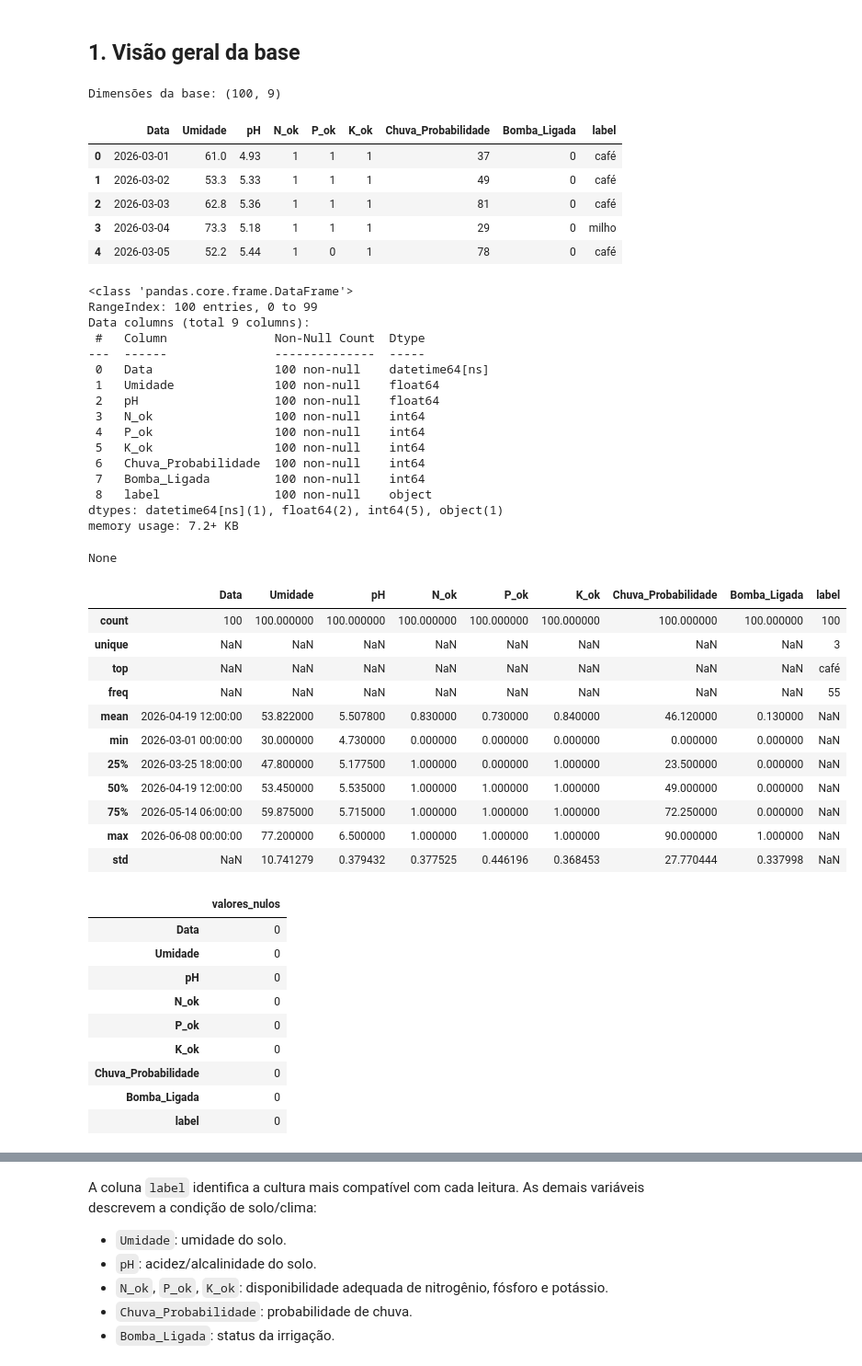
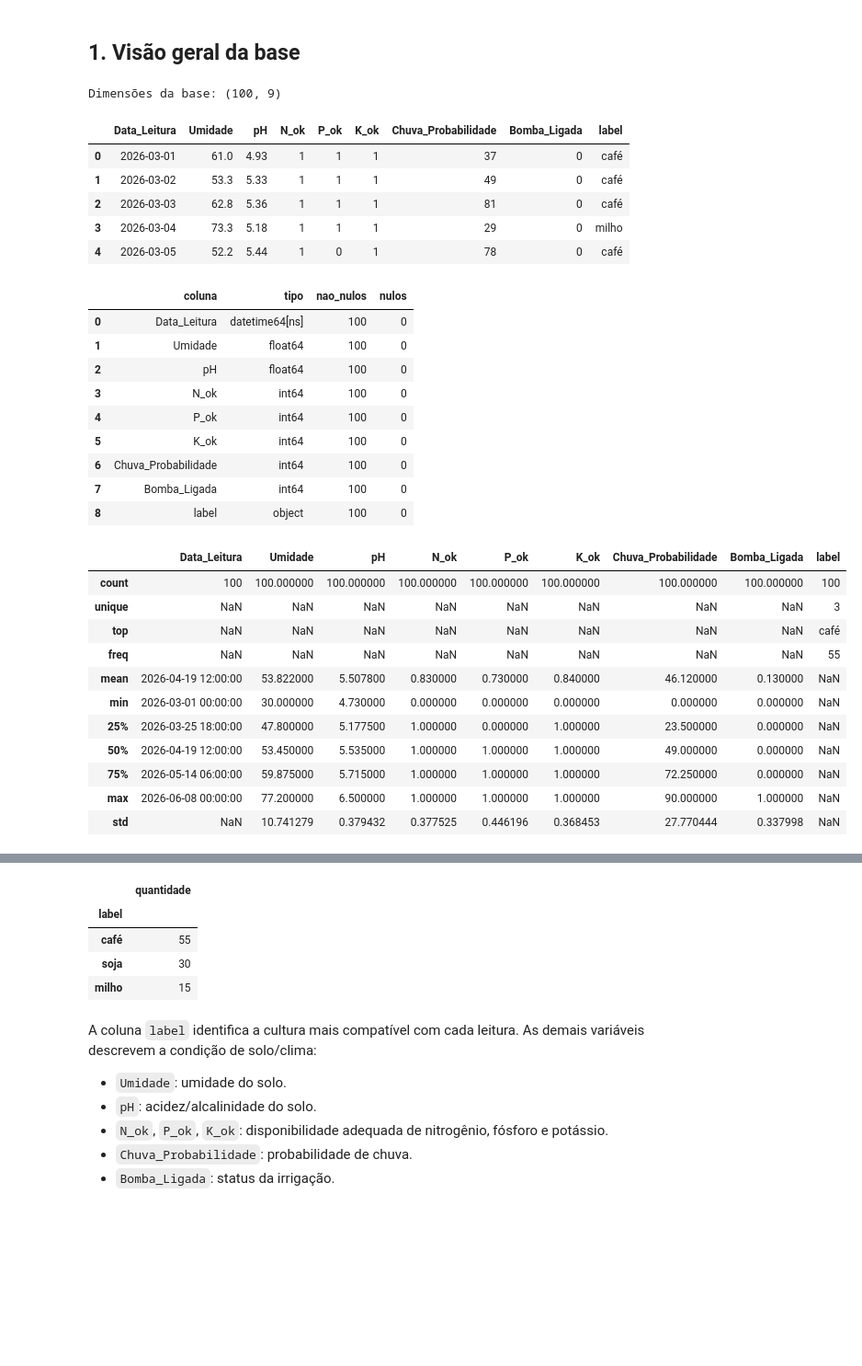
Before and after one commit to jelielc-fiap/farmtech-solutions, a Jupyter notebook: pbl/fase3/notebooks/Jeliel_RM572665_fase3_cap1.ipynb, the cells around one changed output, grey strips where cells are left out. Shown at 92% size. Cells and saved outputs as stored; diff of their text form; code cells hidden in the pictures; blank space fills up the shorter version.

Commit message:
Clean notebook data overview output

```diff
--- a/pbl/fase3/notebooks/Jeliel_RM572665_fase3_cap1.ipynb
+++ b/pbl/fase3/notebooks/Jeliel_RM572665_fase3_cap1.ipynb
@@ -43,6 +43,6 @@ plt.rcParams["figure.figsize"] = (10, 5)
 
 DATA_PATH = "sensores_fase2.csv"
 df = pd.read_csv(DATA_PATH)
-df["Data"] = pd.to_datetime(df["Data"])
+df["Data_Leitura"] = pd.to_datetime(df["Data_Leitura"])
 df.head()
 # %% [output]
@@ -57,54 +57,45 @@ df.head()
 # %%
 print("Dimensões da base:", df.shape)
 display(df.head())
-display(df.info())
+
+estrutura = pd.DataFrame({
+    "coluna": df.columns,
+    "tipo": df.dtypes.astype(str).values,
+    "nao_nulos": df.notna().sum().values,
+    "nulos": df.isna().sum().values,
+})
+display(estrutura)
+
 display(df.describe(include="all"))
 display(df.isna().sum().to_frame("valores_nulos"))
 display(df["label"].value_counts().to_frame("quantidade"))
 # %% [output]
 Dimensões da base: (100, 9)
-|  | Data | Umidade | pH | N_ok | P_ok | K_ok | Chuva_Probabilidade | Bomba_Ligada | label |
+|  | Data_Leitura | Umidade | pH | N_ok | P_ok | K_ok | Chuva_Probabilidade | Bomba_Ligada | label |
 | 0 | 2026-03-01 | 61.0 | 4.93 | 1 | 1 | 1 | 37 | 0 | café |
 | 1 | 2026-03-02 | 53.3 | 5.33 | 1 | 1 | 1 | 49 | 0 | café |
 | 2 | 2026-03-03 | 62.8 | 5.36 | 1 | 1 | 1 | 81 | 0 | café |
 | 3 | 2026-03-04 | 73.3 | 5.18 | 1 | 1 | 1 | 29 | 0 | milho |
 | 4 | 2026-03-05 | 52.2 | 5.44 | 1 | 0 | 1 | 78 | 0 | café |
-<class 'pandas.core.frame.DataFrame'>
-RangeIndex: 100 entries, 0 to 99
-Data columns (total 9 columns):
- #   Column               Non-Null Count  Dtype
----  ------               --------------  -----
- 0   Data                 100 non-null    datetime64[ns]
- 1   Umidade              100 non-null    float64
- 2   pH                   100 non-null    float64
- 3   N_ok                 100 non-null    int64
- 4   P_ok                 100 non-null    int64
- 5   K_ok                 100 non-null    int64
- 6   Chuva_Probabilidade  100 non-null    int64
- 7   Bomba_Ligada         100 non-null    int64
- 8   label                100 non-null    object
-dtypes: datetime64[ns](1), float64(2), int64(5), object(1)
-memory usage: 7.2+ KB
-None
-|  | Data | Umidade | pH | N_ok | P_ok | K_ok | Chuva_Probabilidade | Bomba_Ligada | label |
-| count | 100 | 100.000000 | 100.000000 | 100.000000 | 100.000000 | 100.000000 | 100.000000 | 100.000000 | 100 |
-| unique | NaN | NaN | NaN | NaN | NaN | NaN | NaN | NaN | 3 |
-| top | NaN | NaN | NaN | NaN | NaN | NaN | NaN | NaN | café |
-| freq | NaN | NaN | NaN | NaN | NaN | NaN | NaN | NaN | 55 |
-| mean | 2026-04-19 12:00:00 | 53.822000 | 5.507800 | 0.830000 | 0.730000 | 0.840000 | 46.120000 | 0.130000 | NaN |
-| min | 2026-03-01 00:00:00 | 30.000000 | 4.730000 | 0.000000 | 0.000000 | 0.000000 | 0.000000 | 0.000000 | NaN |
-| 25% | 2026-03-25 18:00:00 | 47.800000 | 5.177500 | 1.000000 | 0.000000 | 1.000000 | 23.500000 | 0.000000 | NaN |
-| 50% | 2026-04-19 12:00:00 | 53.450000 | 5.535000 | 1.000000 | 1.000000 | 1.000000 | 49.000000 | 0.000000 | NaN |
-| 75% | 2026-05-14 06:00:00 | 59.875000 | 5.715000 | 1.000000 | 1.000000 | 1.000000 | 72.250000 | 0.000000 | NaN |
-| max | 2026-06-08 00:00:00 | 77.200000 | 6.500000 | 1.000000 | 1.000000 | 1.000000 | 90.000000 | 1.000000 | NaN |
-| std | NaN | 10.741279 | 0.379432 | 0.377525 | 0.446196 | 0.368453 | 27.770444 | 0.337998 | NaN |
+|  | coluna | tipo | nao_nulos | nulos |
+| 0 | Data_Leitura | datetime64[ns] | 100 | 0 |
+| 1 | Umidade | float64 | 100 | 0 |
+| 2 | pH | float64 | 100 | 0 |
+| 3 | N_ok | int64 | 100 | 0 |
+| 4 | P_ok | int64 | 100 | 0 |
+| 5 | K_ok | int64 | 100 | 0 |
+| 6 | Chuva_Probabilidade | int64 | 100 | 0 |
+| 7 | Bomba_Ligada | int64 | 100 | 0 |
+| 8 | label | object | 100 | 0 |
-|  | valores_nulos |
-| Data | 0 |
-| Umidade | 0 |
-| pH | 0 |
-| N_ok | 0 |
-| P_ok | 0 |
-| K_ok | 0 |
-| Chuva_Probabilidade | 0 |
-| Bomba_Ligada | 0 |
-| label | 0 |
+|  | Data_Leitura | Umidade | pH | N_ok | P_ok | K_ok | Chuva_Probabilidade | Bomba_Ligada | label |
+| count | 100 | 100.000000 | 100.000000 | 100.000000 | 100.000000 | 100.000000 | 100.000000 | 100.000000 | 100 |
+| unique | NaN | NaN | NaN | NaN | NaN | NaN | NaN | NaN | 3 |
+| top | NaN | NaN | NaN | NaN | NaN | NaN | NaN | NaN | café |
+| freq | NaN | NaN | NaN | NaN | NaN | NaN | NaN | NaN | 55 |
+| mean | 2026-04-19 12:00:00 | 53.822000 | 5.507800 | 0.830000 | 0.730000 | 0.840000 | 46.120000 | 0.130000 | NaN |
+| min | 2026-03-01 00:00:00 | 30.000000 | 4.730000 | 0.000000 | 0.000000 | 0.000000 | 0.000000 | 0.000000 | NaN |
+| 25% | 2026-03-25 18:00:00 | 47.800000 | 5.177500 | 1.000000 | 0.000000 | 1.000000 | 23.500000 | 0.000000 | NaN |
+| 50% | 2026-04-19 12:00:00 | 53.450000 | 5.535000 | 1.000000 | 1.000000 | 1.000000 | 49.000000 | 0.000000 | NaN |
+| 75% | 2026-05-14 06:00:00 | 59.875000 | 5.715000 | 1.000000 | 1.000000 | 1.000000 | 72.250000 | 0.000000 | NaN |
+| max | 2026-06-08 00:00:00 | 77.200000 | 6.500000 | 1.000000 | 1.000000 | 1.000000 | 90.000000 | 1.000000 | NaN |
+| std | NaN | 10.741279 | 0.379432 | 0.377525 | 0.446196 | 0.368453 | 27.770444 | 0.337998 | NaN |
@@ -116,3 +112,8 @@ None
+|  | quantidade |
+| label |  |
+| café | 55 |
+| soja | 30 |
+| milho | 15 |
 # %% [markdown]
 A coluna `label` identifica a cultura mais compatível com cada leitura. As demais variáveis descrevem a condição de solo/clima:
 
```
Also changed, not shown: parts of 3 cells of this notebook, 1 other file.
